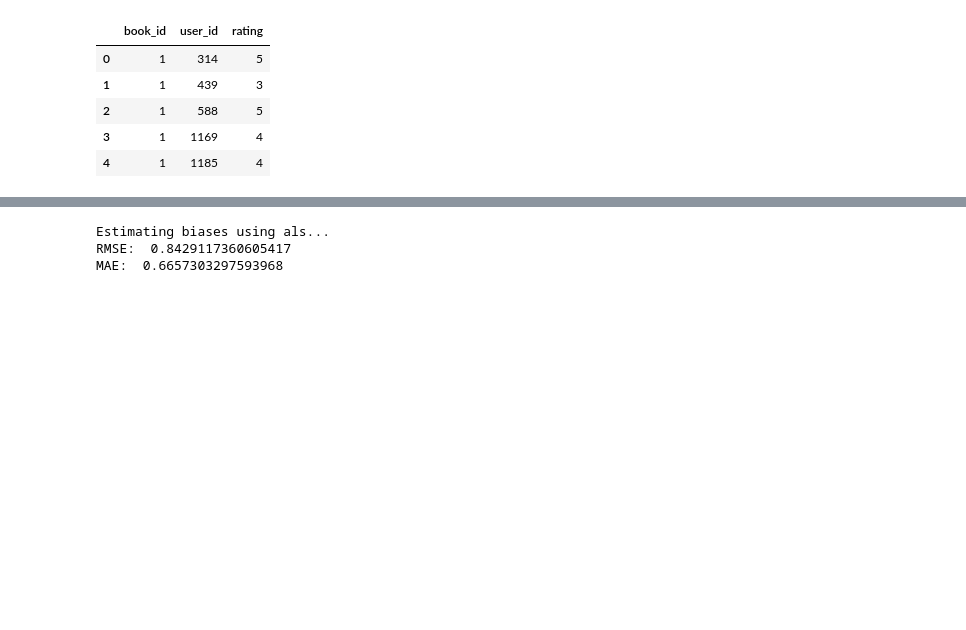
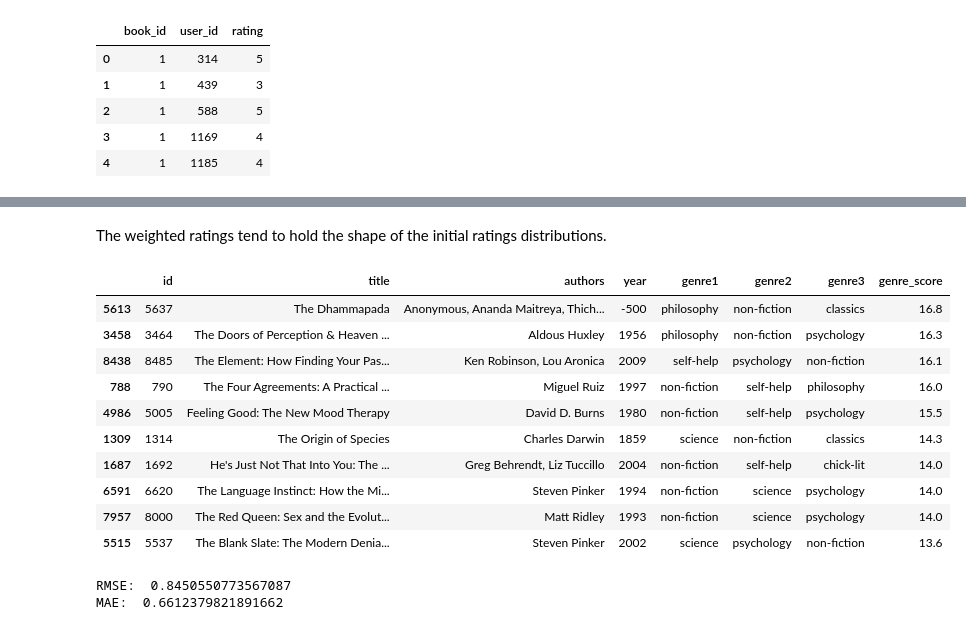
Before and after one commit to gcolson11/Capstone_Books, a Jupyter notebook: Testing New Models.ipynb, the cells around one changed output, grey strips where cells are left out. Drawn from its saved outputs; the diff is of its cells as text; code cells hidden in the pictures; blank space fills up the shorter version.

```diff
--- a/Testing New Models.ipynb
+++ b/Testing New Models.ipynb
@@ -63,12 +259,60 @@ ratings = ratings.rename(columns={'book_id': 'id'})
+# %% [markdown]
+The weighted ratings tend to hold the shape of the initial ratings distributions.
+# %%
+# check the number of books that have perfect 5's as a recommendation score
+fives = recommendation_df.loc[recommendation_df['weighted average recommendation score'] == 5]
+
+if len(fives) > 10:
+
+    count = 0
+    scores = []
+
+    # calculate genre score for each book
+    for index, row in books_cf.iterrows():
+        if row['genre1'] in genre_list:
+            count += 5 * (genre_rating_dict[row['genre1']] - 3)
+        if row['genre2'] in genre_list:
+            count += 3 * (genre_rating_dict[row['genre2']] - 3)
+        if row['genre3'] in genre_list:
+            count += 1 * (genre_rating_dict[row['genre3']] - 3)
+        scores.append(count)
+        count = 0
+
+    # create new column in dataframe for genre score
+    books_cf['genre_score'] = scores
+
+    # return top books with top 10 recommendation scores among the remaining books
+    recommendation = books_cf.loc[books_cf['id'].isin(recommendation_df['id'].head(len(fives)).tolist())]
+    recommendation = recommendation.sort_values(by=['genre_score', 'id'], ascending=[False, True])
+    recommendation = recommendation.head(10)
+
+else:
+
+    # return top 10 books by recommendation score
+    recommendation = books_cf.loc[books_cf['id'].isin(recommendation_df['id'].head(10).tolist())]
+    recommendation = recommendation.sort_values(by=['id'], ascending=True)
+    recommendation = recommendation.head(10)
+
+recommendation
+# %% [output]
+|  | id | title | authors | year | genre1 | genre2 | genre3 | genre_score |
+| 5613 | 5637 | The Dhammapada | Anonymous, Ananda Maitreya, Thich... | -500 | philosophy | non-fiction | classics | 16.8 |
+| 3458 | 3464 | The Doors of Perception & Heaven ... | Aldous Huxley | 1956 | philosophy | non-fiction | psychology | 16.3 |
+| 8438 | 8485 | The Element: How Finding Your Pas... | Ken Robinson, Lou Aronica | 2009 | self-help | psychology | non-fiction | 16.1 |
+| 788 | 790 | The Four Agreements: A Practical ... | Miguel Ruiz | 1997 | non-fiction | self-help | philosophy | 16.0 |
+| 4986 | 5005 | Feeling Good: The New Mood Therapy | David D. Burns | 1980 | non-fiction | self-help | psychology | 15.5 |
+| 1309 | 1314 | The Origin of Species | Charles Darwin | 1859 | science | non-fiction | classics | 14.3 |
+| 1687 | 1692 | He's Just Not That Into You: The ... | Greg Behrendt, Liz Tuccillo | 2004 | non-fiction | self-help | chick-lit | 14.0 |
+| 6591 | 6620 | The Language Instinct: How the Mi... | Steven Pinker | 1994 | non-fiction | science | psychology | 14.0 |
+| 7957 | 8000 | The Red Queen: Sex and the Evolut... | Matt Ridley | 1993 | non-fiction | science | psychology | 14.0 |
+| 5515 | 5537 | The Blank Slate: The Modern Denia... | Steven Pinker | 2002 | science | psychology | non-fiction | 13.6 |
 # %%
 df = pd.merge(books_cf, ratings, on='id', how='inner')
 reader = Reader(rating_scale=(1, 5))
 data = Dataset.load_from_df(df[['user_id', 'id', 'rating']], reader)
 
-#set bsl_options parameters
-bsl_options = {'method': 'als', 'n_epochs': 5, 'reg_u': 12, 'reg_i': 5}
-trainSet, testSet = train_test_split(data, test_size=.25, random_state=0)
-algo = BaselineOnly(bsl_options=bsl_options)
+trainSet, testSet = train_test_split(data, test_size=.25)
+algo = SVD()
 algo.fit(trainSet)
 predictions = algo.test(testSet)
 
@@ -80,9 +324,8 @@ def RMSE(predictions):
 print("RMSE: ", RMSE(predictions))
 print("MAE: ", MAE(predictions))
 # %% [output]
-Estimating biases using als...
-RMSE:  0.8429117360605417
-MAE:  0.6657303297593968
+RMSE:  0.8450550773567087
+MAE:  0.6612379821891662
 # %%
 df_pred = pd.DataFrame(predictions, columns=['user_id', 'book_id', 'rating', 'estimate', 'details'])
 df_pred['error'] = abs(df_pred.estimate - df_pred.rating)
```
Also changed, not shown: parts of 37 cells of this notebook.
